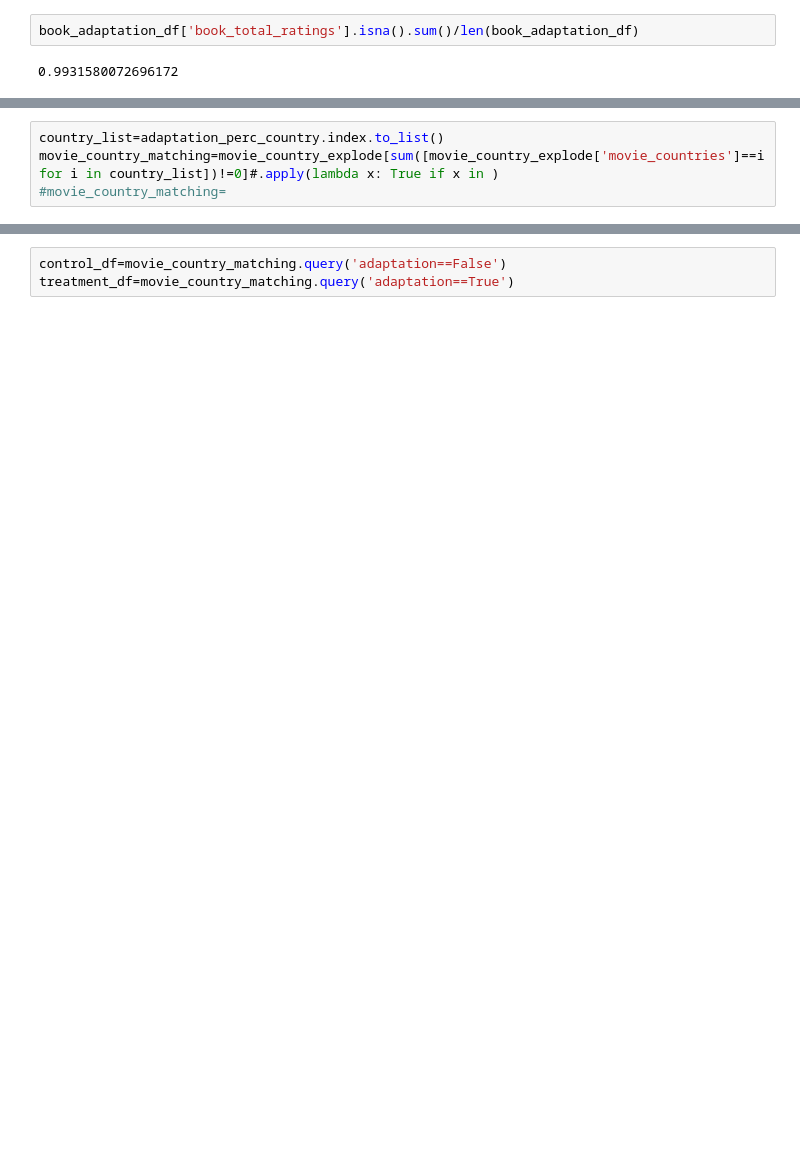
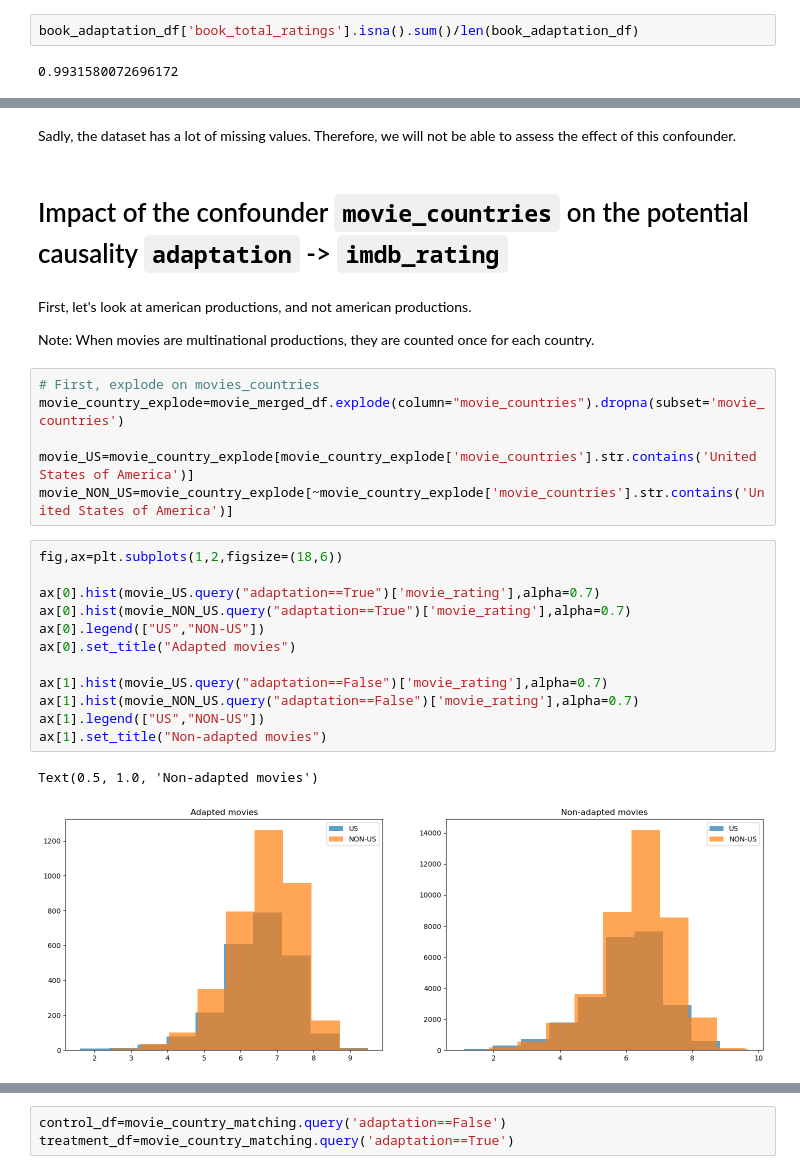
Before and after one commit to epfl-ada/ada-2023-project-team0110, a Jupyter notebook: milestone2.ipynb, the cells around one changed output, grey strips where cells are left out. Cells and saved outputs as stored; diff of their text form; blank space fills up the shorter version.

Commit message:
cleaned country influence

```diff
--- a/milestone2.ipynb
+++ b/milestone2.ipynb
@@ -655,4 +547,29 @@ st.binom_test(country_worst['adaptation_percentage'].values[0],n=country_worst['
-# %%
-country_list=adaptation_perc_country.index.to_list()
-movie_country_matching=movie_country_explode[sum([movie_country_explode['movie_countries']==i for i in country_list])!=0]#.apply(lambda x: True if x in )
-#movie_country_matching=
+# %% [markdown]
+Sadly, the dataset has a lot of missing values. Therefore, we will not be able to assess the effect of this confounder.
+# %% [markdown]
+# Impact of the confounder `movie_countries` on the potential causality `adaptation` -> `imdb_rating`
+# %% [markdown]
+First, let's look at american productions, and not american productions.
+
+Note: When movies are multinational productions, they are counted once for each country.
+# %%
+# First, explode on movies_countries
+movie_country_explode=movie_merged_df.explode(column="movie_countries").dropna(subset='movie_countries')
+
+movie_US=movie_country_explode[movie_country_explode['movie_countries'].str.contains('United States of America')]
+movie_NON_US=movie_country_explode[~movie_country_explode['movie_countries'].str.contains('United States of America')]
+# %%
+fig,ax=plt.subplots(1,2,figsize=(18,6))
+
+ax[0].hist(movie_US.query("adaptation==True")['movie_rating'],alpha=0.7)
+ax[0].hist(movie_NON_US.query("adaptation==True")['movie_rating'],alpha=0.7)
+ax[0].legend(["US","NON-US"])
+ax[0].set_title("Adapted movies")
+
+ax[1].hist(movie_US.query("adaptation==False")['movie_rating'],alpha=0.7)
+ax[1].hist(movie_NON_US.query("adaptation==False")['movie_rating'],alpha=0.7)
+ax[1].legend(["US","NON-US"])
+ax[1].set_title("Non-adapted movies")
+# %% [output]
+Text(0.5, 1.0, 'Non-adapted movies')
+[figure, added]
```
Also changed, not shown: parts of 43 cells of this notebook.
